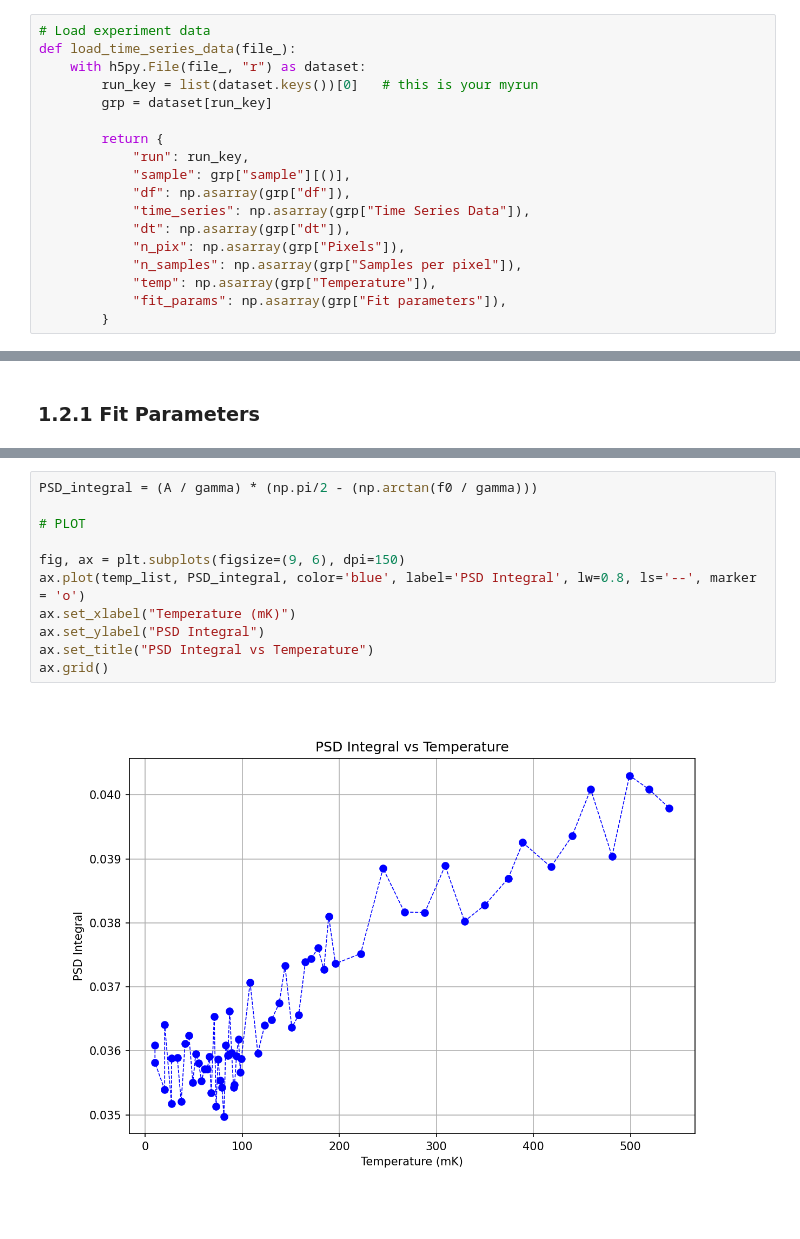
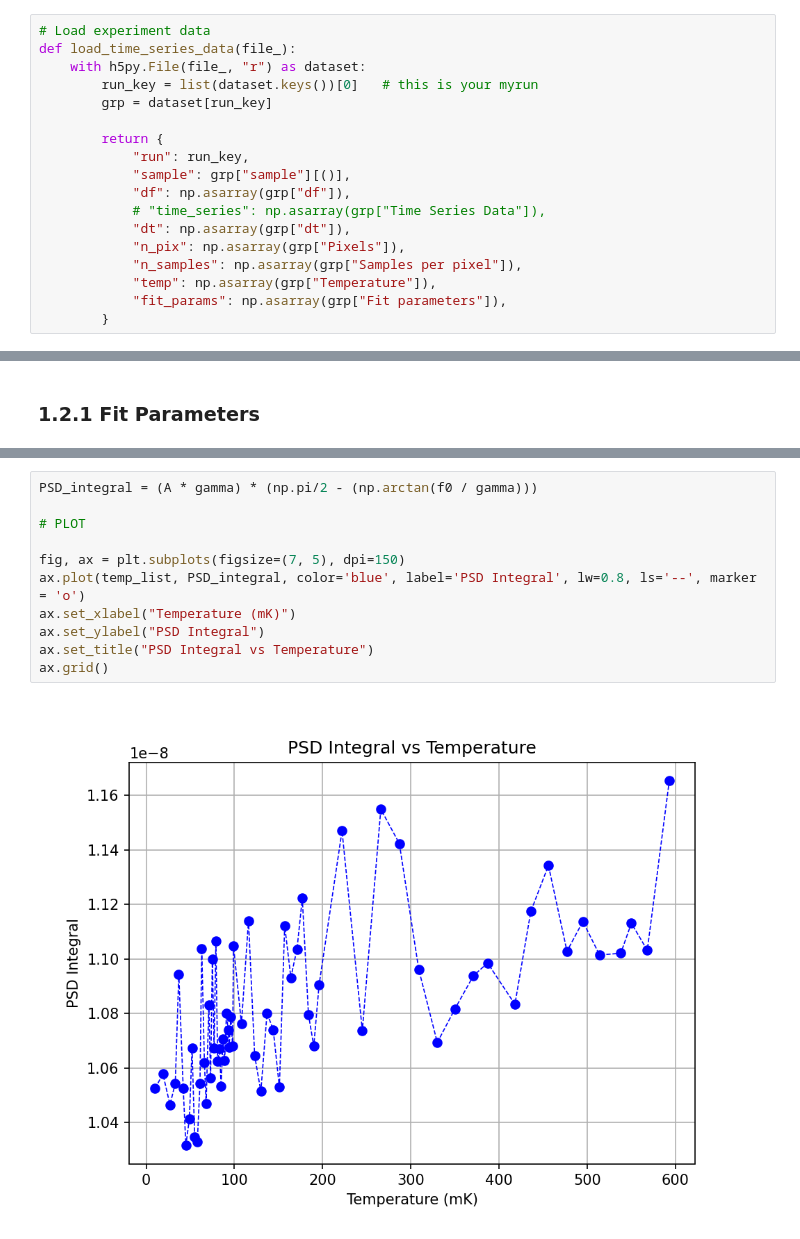
Before and after one commit to jaianandiyer690/Presto-Measurement-Scripts, a Jupyter notebook: Planck/LKIPA-Resonance-Analysis.ipynb, the cells around one changed output, grey strips where cells are left out. Saved outputs shown, nothing was run; the diff lists cells and outputs as text.

```diff
--- a/Planck/LKIPA-Resonance-Analysis.ipynb
+++ b/Planck/LKIPA-Resonance-Analysis.ipynb
@@ -40,7 +40,7 @@ def load_time_series_data(file_):
             "run": run_key,
             "sample": grp["sample"][()],
             "df": np.asarray(grp["df"]),
-            "time_series": np.asarray(grp["Time Series Data"]),
+            # "time_series": np.asarray(grp["Time Series Data"]),
             "dt": np.asarray(grp["dt"]),
             "n_pix": np.asarray(grp["Pixels"]),
             "n_samples": np.asarray(grp["Samples per pixel"]),
@@ -137,15 +168,15 @@ $$
 
 $$
 # %%
-PSD_integral = (A / gamma) * (np.pi/2 - (np.arctan(f0 / gamma)))
+PSD_integral = (A * gamma) * (np.pi/2 - (np.arctan(f0 / gamma)))
 
 # PLOT
 
-fig, ax = plt.subplots(figsize=(9, 6), dpi=150)
+fig, ax = plt.subplots(figsize=(7, 5), dpi=150)
 ax.plot(temp_list, PSD_integral, color='blue', label='PSD Integral', lw=0.8, ls='--', marker = 'o')
 ax.set_xlabel("Temperature (mK)")
 ax.set_ylabel("PSD Integral")
 ax.set_title("PSD Integral vs Temperature")
 ax.grid()
 # %% [output]
-[figure, old version]
+[figure, new version]
```
Also changed, not shown: parts of 5 cells of this notebook, 1 other file.
